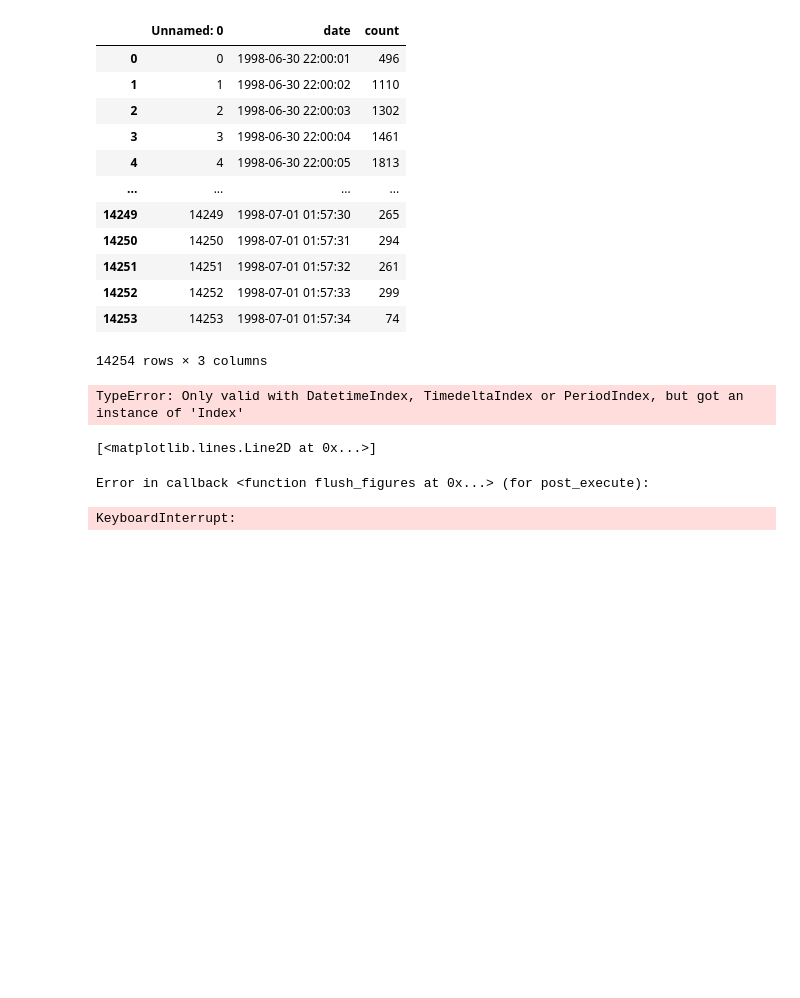
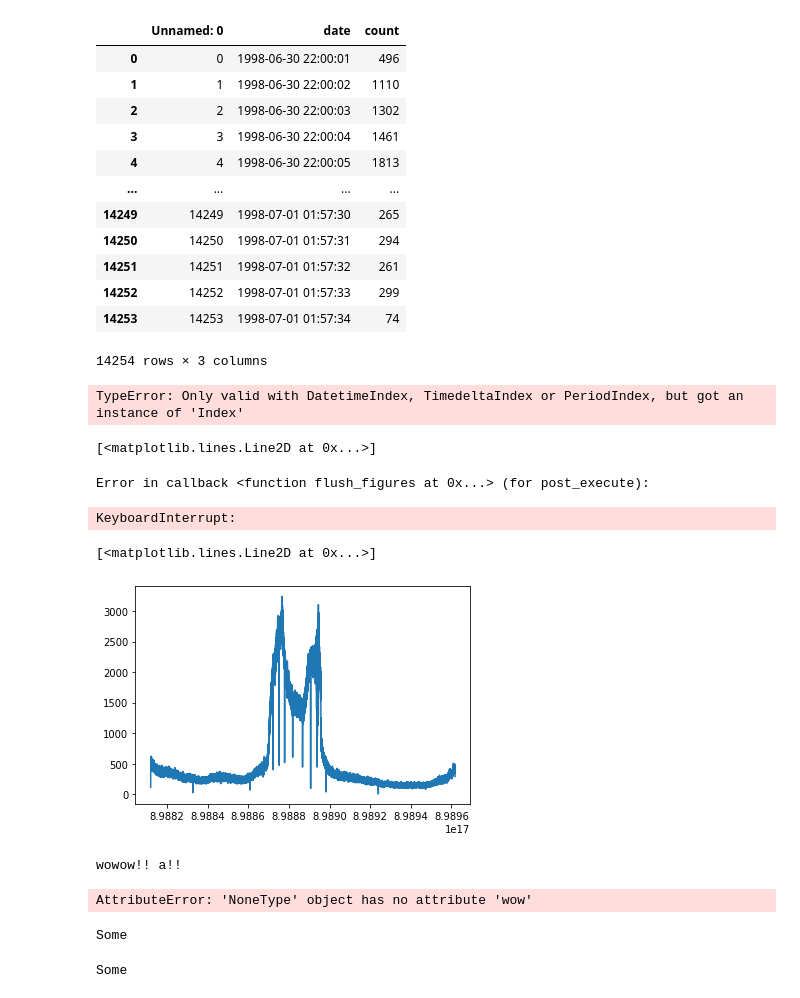
Before and after one commit to nnao45/jaist-my-jupyter, a Jupyter notebook: notebook/worldcap/test01.ipynb, the cells around one changed output. Cells and saved outputs as stored; diff of their text form; code cells hidden in the pictures; blank space fills up the shorter version.

```diff
--- a/notebook/worldcap/test01.ipynb
+++ b/notebook/worldcap/test01.ipynb
@@ -112,0 +171,46 @@ with open(f"{os.getcwd()}/wc_day67_2.log", mode='r', encoding="utf8", errors='ig
+# %%
+df_SS_2 = pd.read_csv("wc_day62_63.csv")
+df_SS_date_2 =  pd.to_datetime(df_SS_2["date"]).astype(int).array.reshape(-1, 1)
+df_SS_count_2 = df_SS_2["count"].array.reshape(-1, 1)
+plt.plot(df_SS_date_2, df_SS_count_2)
+# %% [output]
+[<matplotlib.lines.Line2D at 0x...>]
+[figure, added]
+# %%
+
+from typing import Optional
+import dataclasses
+
+@dataclasses.dataclass
+class Hoge:
+    val: str
+
+    @staticmethod
+    def apply(raw: str) -> Optional['Hoge']:
+        if raw == "a":
+            return Hoge(raw)
+        else:
+            return None
+
+    def wow(self):
+        print(f"wowow!! {self.val}!!")
+
+Hoge.apply('a').wow()
+Hoge.apply('baa').wow()
+# %% [output]
+wowow!! a!!
+AttributeError: 'NoneType' object has no attribute 'wow'
+# %%
+if Hoge("howaaa") is None:
+    print("None")
+else:
+    print("Some")
+# %% [output]
+Some
+# %%
+if Hoge("a") is None:
+    print("None")
+else:
+    print("Some")
+# %% [output]
+Some
```
Also changed, not shown: parts of 17 cells of this notebook, 9 other files.
